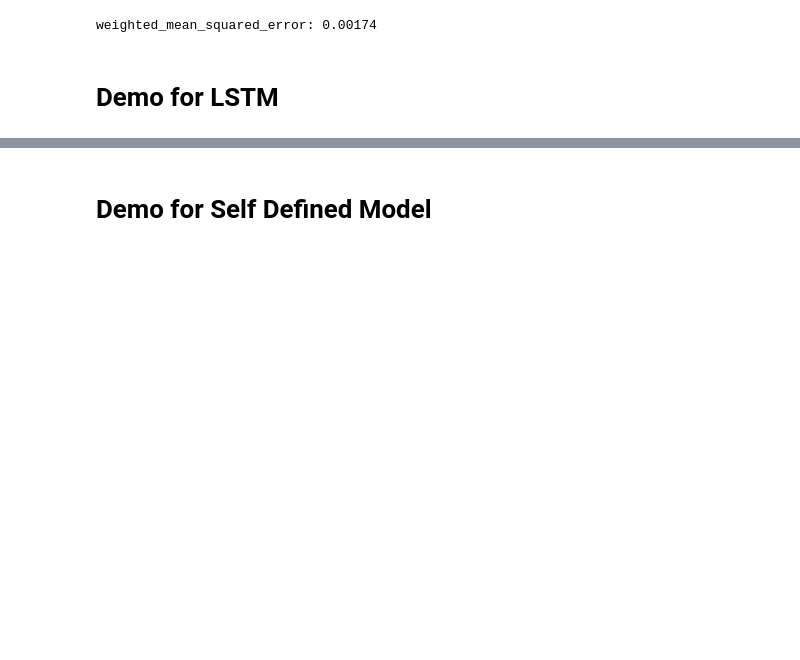
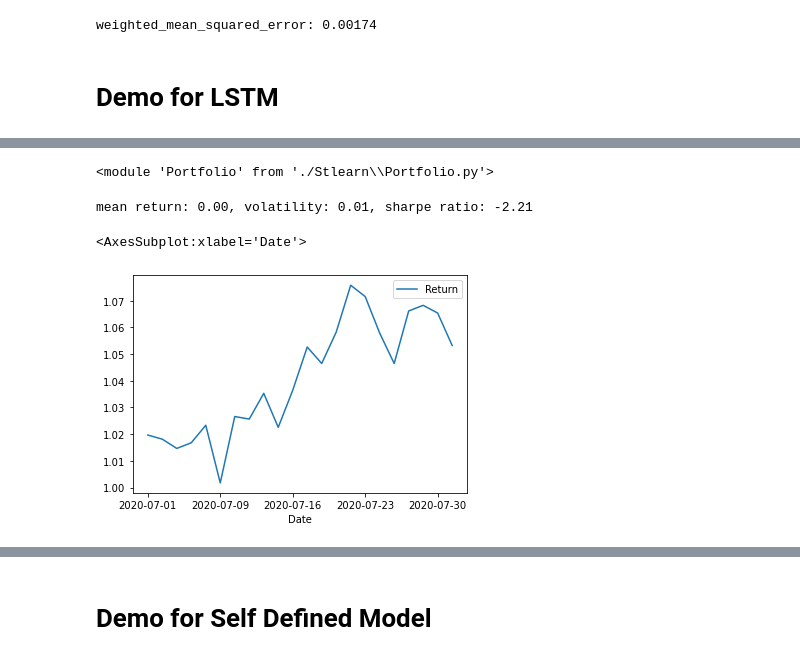
Before and after one commit to yzyk/ai-stock-selection, a Jupyter notebook: test.ipynb, the cells around one changed output, grey strips where cells are left out. Drawn from its saved outputs; the diff is of its cells as text; code cells hidden in the pictures; blank space fills up the shorter version.

```diff
--- a/test.ipynb
+++ b/test.ipynb
@@ -190,0 +152,20 @@ df[df['Ticker'] == long][['Date', 'Return']]
+# %%
+import Portfolio as p
+from imp import reload
+
+reload(p)
+# %% [output]
+<module 'Portfolio' from './Stlearn\\Portfolio.py'>
+# %%
+portfolio = p.LongPortfolio(data, model)
+# %%
+t = portfolio.performance
+# %%
+t
+# %% [output]
+mean return: 0.00, volatility: 0.01, sharpe ratio: -2.21
+# %%
+t.portfolio_value.plot()
+# %% [output]
+<AxesSubplot:xlabel='Date'>
+[figure, added]
```
Also changed, not shown: parts of 35 cells of this notebook, 14 other files.
